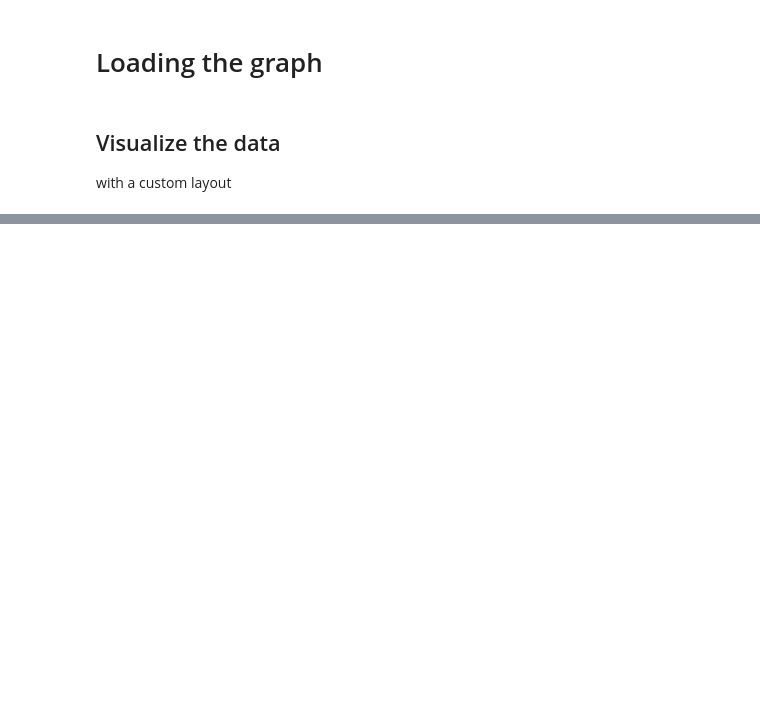
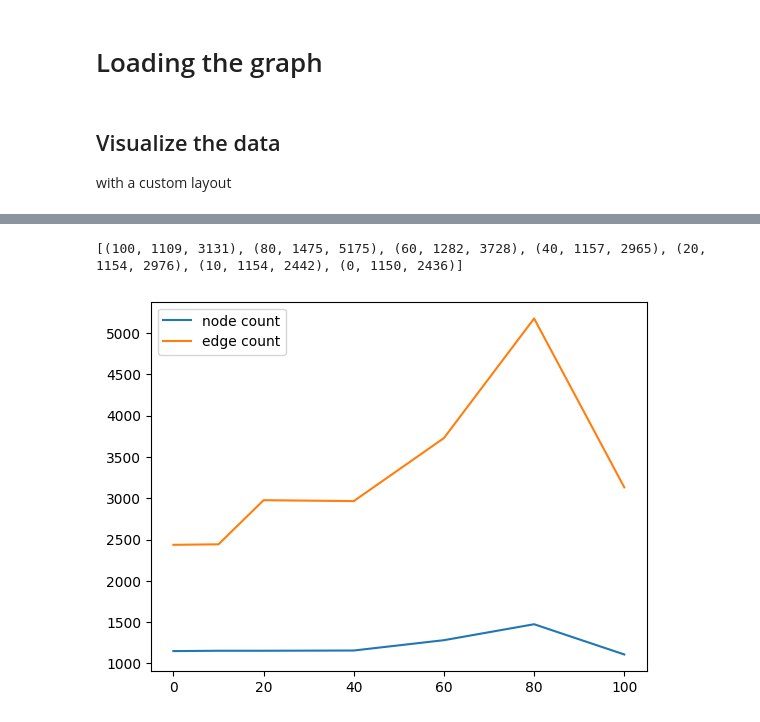
Before and after one commit to simondoesstuff/SubsetLatticeBuilder, a Jupyter notebook: pythonAnalysis/other/dataVisualization.ipynb, the cells around one changed output, grey strips where cells are left out. Saved outputs shown, nothing was run; the diff lists cells and outputs as text; code cells hidden in the pictures; blank space fills up the shorter version.

```diff
--- a/pythonAnalysis/other/dataVisualization.ipynb
+++ b/pythonAnalysis/other/dataVisualization.ipynb
@@ -102,0 +120,10 @@ There are 8191 nodes and 53235 edges
+# %%
+# two plots of node count and edge count over s
+print(counts)
+plt.plot([x[0] for x in counts], [x[1] for x in counts], label='node count')
+plt.plot([x[0] for x in counts], [x[2] for x in counts], label='edge count')
+plt.legend()
+plt.show()
+# %% [output]
+[(100, 1109, 3131), (80, 1475, 5175), (60, 1282, 3728), (40, 1157, 2965), (20, 1154, 2976), (10, 1154, 2442), (0, 1150, 2436)]
+[figure, added]
```
Also changed, not shown: parts of 4 cells of this notebook, 4 other files.
